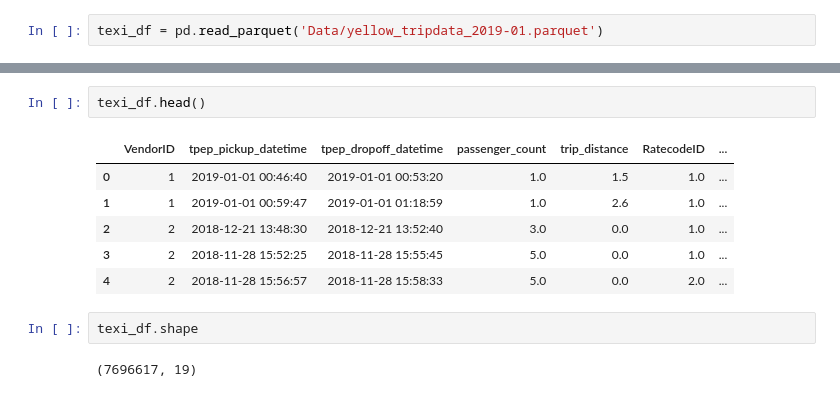
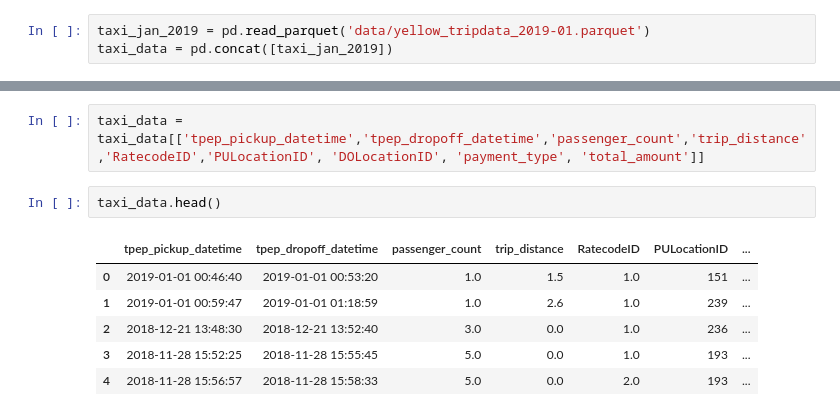
Before and after one commit to Alfej/Taxi-Data-Analysis, a Jupyter notebook: Presentable Notebook.ipynb, the cells around one changed output, grey strips where cells are left out. Saved outputs shown, nothing was run; the diff lists cells and outputs as text.

Commit message:
Data exploration by visulising it

```diff
--- a/Presentable Notebook.ipynb
+++ b/Presentable Notebook.ipynb
@@ -3,2 +36,3 @@ import pandas as pd
 # %%
-texi_df = pd.read_parquet('Data/yellow_tripdata_2019-01.parquet')
+taxi_jan_2019 = pd.read_parquet('data/yellow_tripdata_2019-01.parquet')
+taxi_data = pd.concat([taxi_jan_2019])
@@ -5,13 +62,11 @@ texi_df = pd.read_parquet('Data/yellow_tripdata_2019-01.parquet')
+# %%
+taxi_data = taxi_data[['tpep_pickup_datetime','tpep_dropoff_datetime','passenger_count','trip_distance','RatecodeID','PULocationID', 'DOLocationID', 'payment_type', 'total_amount']]
 # %%
-texi_df.head()
+taxi_data.head()
 # %% [output]
-|  | VendorID | tpep_pickup_datetime | tpep_dropoff_datetime | passenger_count | trip_distance | RatecodeID | ... |
-| 0 | 1 | 2019-01-01 00:46:40 | 2019-01-01 00:53:20 | 1.0 | 1.5 | 1.0 | ... |
-| 1 | 1 | 2019-01-01 00:59:47 | 2019-01-01 01:18:59 | 1.0 | 2.6 | 1.0 | ... |
-| 2 | 2 | 2018-12-21 13:48:30 | 2018-12-21 13:52:40 | 3.0 | 0.0 | 1.0 | ... |
-| 3 | 2 | 2018-11-28 15:52:25 | 2018-11-28 15:55:45 | 5.0 | 0.0 | 1.0 | ... |
-| 4 | 2 | 2018-11-28 15:56:57 | 2018-11-28 15:58:33 | 5.0 | 0.0 | 2.0 | ... |
+|  | tpep_pickup_datetime | tpep_dropoff_datetime | passenger_count | trip_distance | RatecodeID | PULocationID | ... |
+| 0 | 2019-01-01 00:46:40 | 2019-01-01 00:53:20 | 1.0 | 1.5 | 1.0 | 151 | ... |
+| 1 | 2019-01-01 00:59:47 | 2019-01-01 01:18:59 | 1.0 | 2.6 | 1.0 | 239 | ... |
+| 2 | 2018-12-21 13:48:30 | 2018-12-21 13:52:40 | 3.0 | 0.0 | 1.0 | 236 | ... |
+| 3 | 2018-11-28 15:52:25 | 2018-11-28 15:55:45 | 5.0 | 0.0 | 1.0 | 193 | ... |
+| 4 | 2018-11-28 15:56:57 | 2018-11-28 15:58:33 | 5.0 | 0.0 | 2.0 | 193 | ... |
-# %%
-texi_df.shape
-# %% [output]
-(7696617, 19)
```
Also changed, not shown: parts of 14 cells of this notebook.
